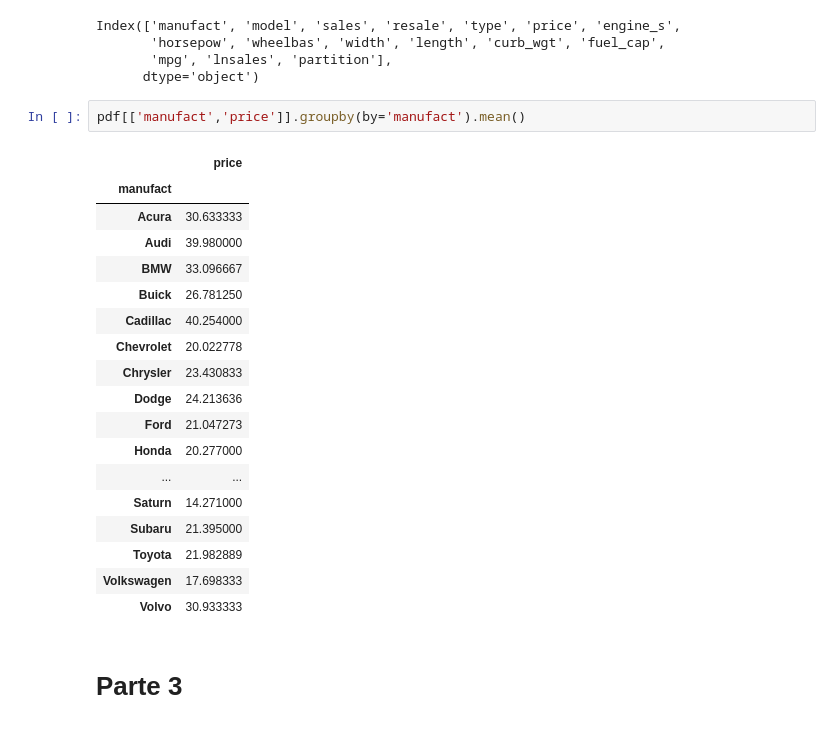
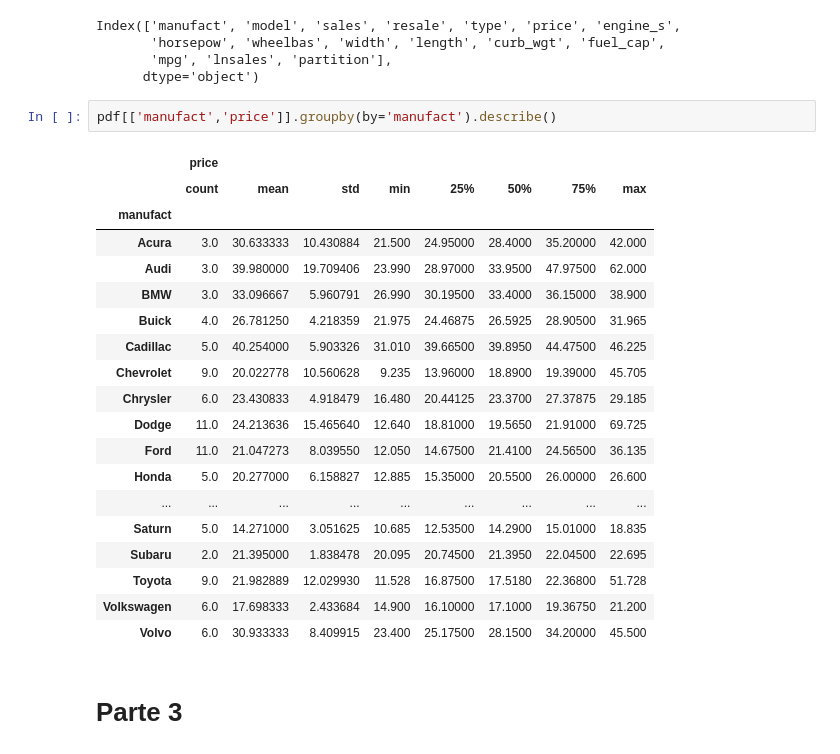
Before and after one commit to dfbustosus/Curso-Data-Engineering, a Jupyter notebook: Clase 6/Actividad_Semana5.ipynb, the cells around one changed output. Saved outputs shown, nothing was run; the diff lists cells and outputs as text.

```diff
--- a/Clase 6/Actividad_Semana5.ipynb
+++ b/Clase 6/Actividad_Semana5.ipynb
@@ -94,25 +94,26 @@ Index(['manufact', 'model', 'sales', 'resale', 'type', 'price', 'engine_s',
        'mpg', 'lnsales', 'partition'],
       dtype='object')
 # %%
-pdf[['manufact','price']].groupby(by='manufact').mean()
+pdf[['manufact','price']].groupby(by='manufact').describe()
 # %% [output]
-|  | price |
-| manufact |  |
-| Acura | 30.633333 |
-| Audi | 39.980000 |
-| BMW | 33.096667 |
-| Buick | 26.781250 |
-| Cadillac | 40.254000 |
-| Chevrolet | 20.022778 |
-| Chrysler | 23.430833 |
-| Dodge | 24.213636 |
-| Ford | 21.047273 |
-| Honda | 20.277000 |
-| ... | ... |
-| Saturn | 14.271000 |
-| Subaru | 21.395000 |
-| Toyota | 21.982889 |
-| Volkswagen | 17.698333 |
-| Volvo | 30.933333 |
+|  | price |  |  |  |  |  |  |  |
+|  | count | mean | std | min | 25% | 50% | 75% | max |
+| manufact |  |  |  |  |  |  |  |  |
+| Acura | 3.0 | 30.633333 | 10.430884 | 21.500 | 24.95000 | 28.4000 | 35.20000 | 42.000 |
+| Audi | 3.0 | 39.980000 | 19.709406 | 23.990 | 28.97000 | 33.9500 | 47.97500 | 62.000 |
+| BMW | 3.0 | 33.096667 | 5.960791 | 26.990 | 30.19500 | 33.4000 | 36.15000 | 38.900 |
+| Buick | 4.0 | 26.781250 | 4.218359 | 21.975 | 24.46875 | 26.5925 | 28.90500 | 31.965 |
+| Cadillac | 5.0 | 40.254000 | 5.903326 | 31.010 | 39.66500 | 39.8950 | 44.47500 | 46.225 |
+| Chevrolet | 9.0 | 20.022778 | 10.560628 | 9.235 | 13.96000 | 18.8900 | 19.39000 | 45.705 |
+| Chrysler | 6.0 | 23.430833 | 4.918479 | 16.480 | 20.44125 | 23.3700 | 27.37875 | 29.185 |
+| Dodge | 11.0 | 24.213636 | 15.465640 | 12.640 | 18.81000 | 19.5650 | 21.91000 | 69.725 |
+| Ford | 11.0 | 21.047273 | 8.039550 | 12.050 | 14.67500 | 21.4100 | 24.56500 | 36.135 |
+| Honda | 5.0 | 20.277000 | 6.158827 | 12.885 | 15.35000 | 20.5500 | 26.00000 | 26.600 |
+| ... | ... | ... | ... | ... | ... | ... | ... | ... |
+| Saturn | 5.0 | 14.271000 | 3.051625 | 10.685 | 12.53500 | 14.2900 | 15.01000 | 18.835 |
+| Subaru | 2.0 | 21.395000 | 1.838478 | 20.095 | 20.74500 | 21.3950 | 22.04500 | 22.695 |
+| Toyota | 9.0 | 21.982889 | 12.029930 | 11.528 | 16.87500 | 17.5180 | 22.36800 | 51.728 |
+| Volkswagen | 6.0 | 17.698333 | 2.433684 | 14.900 | 16.10000 | 17.1000 | 19.36750 | 21.200 |
+| Volvo | 6.0 | 30.933333 | 8.409915 | 23.400 | 25.17500 | 28.1500 | 34.20000 | 45.500 |
 # %% [markdown]
 # Parte 3
```
Also changed, not shown: parts of 8 cells of this notebook, 5 other files.
